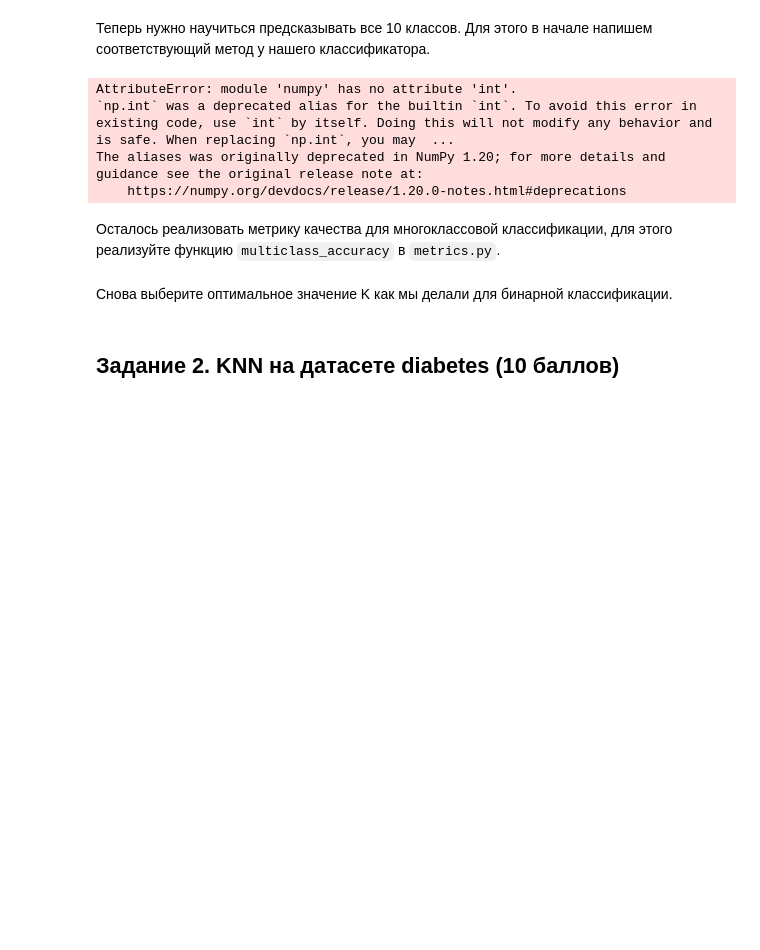
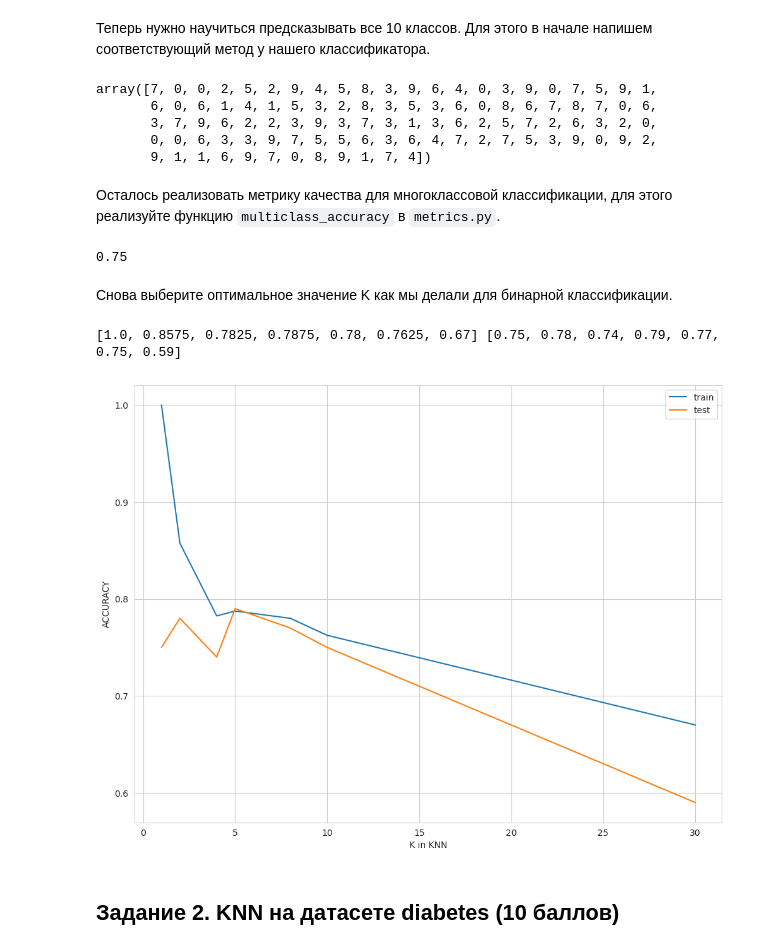
Before and after one commit to ttnlsc/BI-ML-HW, a Jupyter notebook: hw1/code/KNN.ipynb, the cells around one changed output. Saved outputs shown, nothing was run; the diff lists cells and outputs as text; code cells hidden in the pictures; blank space fills up the shorter version.

```diff
--- a/hw1/code/KNN.ipynb
+++ b/hw1/code/KNN.ipynb
@@ -243,23 +243,73 @@ plt.ylabel("YOUR METRIC");
 ### 1.5. Многоклассовая классификация (2 балла)
 # %% [markdown]
 Теперь нужно научиться предсказывать все 10 классов. Для этого в начале напишем соответствующий метод у нашего классификатора.
+# %%
+idx_to_stay = np.random.choice(np.arange(X.shape[0]), replace=False, size=500) # при 1000 на выборе best_k ноут не вывозит
+X = X[idx_to_stay]
+y = y[idx_to_stay]
+X_train, X_test, y_train, y_test = train_test_split(X,
+                                                    y,
+                                                    test_size=0.2,
+                                                    random_state=SEED)
 # %%
-# TODO: predict_labels_multiclass in knn.py
 knn_classifier = KNNClassifier(k=1)
 knn_classifier.fit(X_train, y_train)
 predictions = knn_classifier.predict(X_test)
+predictions
 # %% [output]
-AttributeError: module 'numpy' has no attribute 'int'.
-`np.int` was a deprecated alias for the builtin `int`. To avoid this error in existing code, use `int` by itself. Doing this will not modify any behavior and is safe. When replacing `np.int`, you may  ...
-The aliases was originally deprecated in NumPy 1.20; for more details and guidance see the original release note at:
-    https://numpy.org/devdocs/release/1.20.0-notes.html#deprecations
+array([7, 0, 0, 2, 5, 2, 9, 4, 5, 8, 3, 9, 6, 4, 0, 3, 9, 0, 7, 5, 9, 1,
+       6, 0, 6, 1, 4, 1, 5, 3, 2, 8, 3, 5, 3, 6, 0, 8, 6, 7, 8, 7, 0, 6,
+       3, 7, 9, 6, 2, 2, 3, 9, 3, 7, 3, 1, 3, 6, 2, 5, 7, 2, 6, 3, 2, 0,
+       0, 0, 6, 3, 3, 9, 7, 5, 5, 6, 3, 6, 4, 7, 2, 7, 5, 3, 9, 0, 9, 2,
+       9, 1, 1, 6, 9, 7, 0, 8, 9, 1, 7, 4])
 # %% [markdown]
 Осталось реализовать метрику качества для многоклассовой классификации, для этого реализуйте функцию `multiclass_accuracy` в `metrics.py`.
 # %%
-# TODO: multiclass_accuracy in metrics.py
 multiclass_accuracy(predictions, y_test)
+# %% [output]
+0.75
 # %% [markdown]
 Снова выберите оптимальное значение K как мы делали для бинарной классификации.
+# %%
+def find_best_k_multiclass(X_train, y_train, X_test, y_test, params):
+    """
+    Choose the best k for KKNClassifier
+    Arguments:
+    X_train, np array (num_train_samples, num_features) - train data
+    y_train, np array (num_train_samples) - train labels
+    X_test, np array (num_test_samples, num_features) - test data
+    y_test, np array (num_test_samples) - test labels
+    params, list of hyperparameters for KNN, here it is list of k values
+    metric, function for metric calculation
+    Returns:
+    train_metrics the list of metric values on train data set for each k in params
+    test_metrics the list of metric values on test data set for each k in params
+    """
+    train_metrics = []
+    test_metrics = []
+
+    for k in params:
+        knn_classifier = KNNClassifier(k)
+        knn_classifier.fit(X_train, y_train)
+        prediction_train = knn_classifier.predict(X_train)
+        prediction_test = knn_classifier.predict(X_test)
+        train_metrics.append(multiclass_accuracy(prediction_train, y_train))
+        test_metrics.append(multiclass_accuracy(prediction_test, y_test))
+
+    return train_metrics, test_metrics
+
+params = [1, 2, 4, 5, 8, 10, 30]
+train_metrics, test_metrics = find_best_k_multiclass(X_train, y_train, X_test, y_test, params)
+print(train_metrics, test_metrics)
+
+plt.plot(params, train_metrics, label="train")
+plt.plot(params, test_metrics, label="test")
+plt.legend()
+plt.xlabel("K in KNN")
+plt.ylabel("ACCURACY");
+# %% [output]
+[1.0, 0.8575, 0.7825, 0.7875, 0.78, 0.7625, 0.67] [0.75, 0.78, 0.74, 0.79, 0.77, 0.75, 0.59]
+[figure, added]
 # %% [markdown]
 ## Задание 2. KNN на датасете diabetes (10 баллов)
 # %% [markdown]
```
Also changed, not shown: parts of 8 cells of this notebook, 2 other files.
